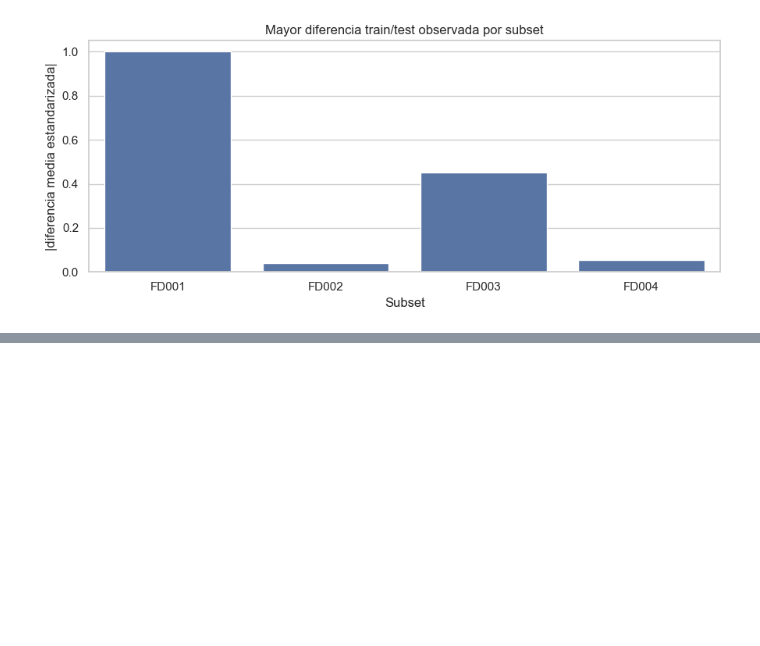
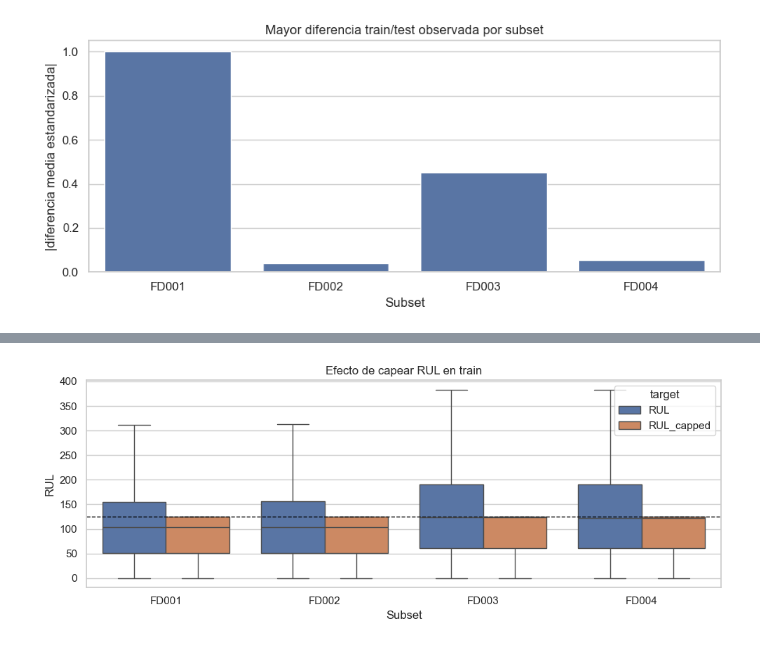
Before and after one commit to LautaroConejero/TPF-ML, a Jupyter notebook: notebooks/02_eda_subsets_comparison.ipynb, the cells around one changed output, grey strips where cells are left out. Drawn from its saved outputs; the diff is of its cells as text; code cells hidden in the pictures; blank space fills up the shorter version.

```diff
--- a/notebooks/02_eda_subsets_comparison.ipynb
+++ b/notebooks/02_eda_subsets_comparison.ipynb
@@ -395,0 +402,24 @@ plt.show()
+# %%
+RUL_CAP = 125
+
+rul_cap_rows = []
+for subset, item in subsets.items():
+    train = item["train"]
+    test_last = item["test_last"]
+
+    rul_cap_rows.append(
+        {
+            "subset": subset,
+            "train_rows": len(train),
+            "train_pct_above_cap": (train["RUL"] > RUL_CAP).mean() * 100,
+            "train_rul_mean_raw": train["RUL"].mean(),
+            "train_rul_mean_capped": train["RUL"].clip(upper=RUL_CAP).mean(),
+            "test_units": len(test_last),
+            "test_pct_above_cap": (test_last["final_rul"] > RUL_CAP).mean() * 100,
+            "test_rul_mean_raw": test_last["final_rul"].mean(),
+            "test_rul_mean_capped": test_last["final_rul"].clip(upper=RUL_CAP).mean(),
+        }
+    )
+
+rul_cap_summary = pd.DataFrame(rul_cap_rows)
+rul_cap_summary
@@ -395,0 +432,22 @@ plt.show()
+# %%
+rul_plot_rows = []
+for subset, item in subsets.items():
+    train = item["train"][["RUL"]].copy()
+    train["RUL_capped"] = train["RUL"].clip(upper=RUL_CAP)
+    plot_data = train.melt(value_vars=["RUL", "RUL_capped"], var_name="target", value_name="rul")
+    plot_data["subset"] = subset
+    rul_plot_rows.append(plot_data)
+
+rul_plot = pd.concat(rul_plot_rows, ignore_index=True)
+
+fig, ax = plt.subplots(figsize=(10, 4))
+sns.boxplot(data=rul_plot, x="subset", y="rul", hue="target", ax=ax, showfliers=False)
+ax.axhline(RUL_CAP, color="black", linestyle="--", linewidth=1, label=f"cap={RUL_CAP}")
+ax.set_title("Efecto de capear RUL en train")
+ax.set_xlabel("Subset")
+ax.set_ylabel("RUL")
+fig.tight_layout()
+fig.savefig(FIGURES_DIR / "cmapss_rul_cap_effect.png", dpi=150)
+plt.show()
+# %% [output]
+[figure, added]
```
Also changed, not shown: parts of 3 cells of this notebook, 38 other files.
